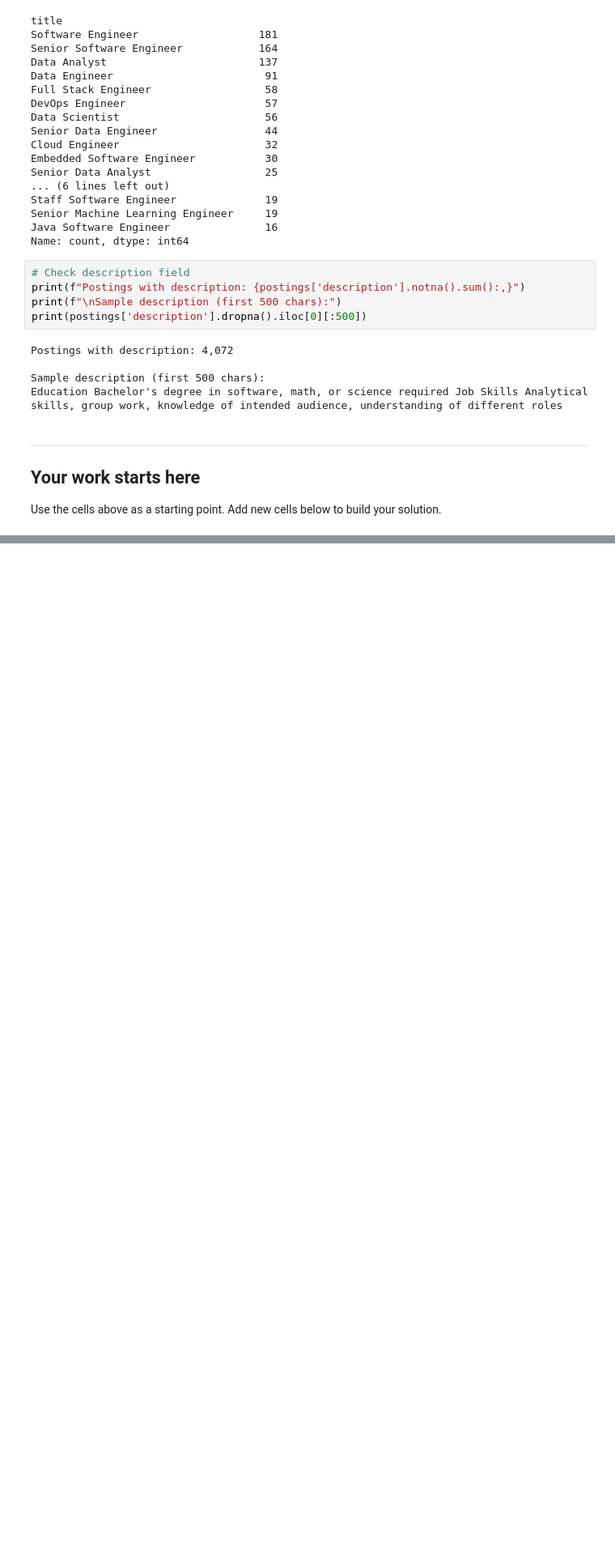
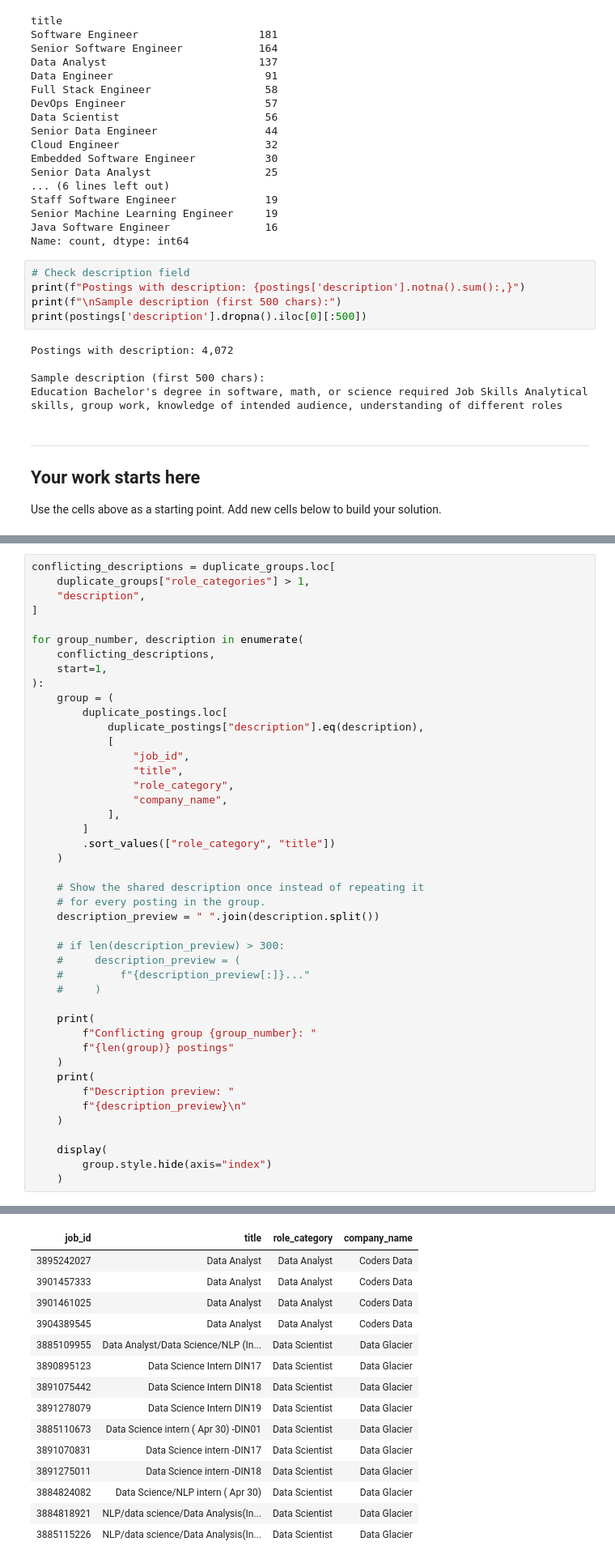
Before and after one commit to Tyainss/job-posting-nlp, a Jupyter notebook: job_posting_nlp_take_home_task.ipynb, the cells around one changed output, grey strips where cells are left out. Shown at 81% size. Saved outputs shown, nothing was run; the diff lists cells and outputs as text; blank space fills up the shorter version.

```diff
--- a/job_posting_nlp_take_home_task.ipynb
+++ b/job_posting_nlp_take_home_task.ipynb
@@ -250,0 +1072,45 @@ Use the cells above as a starting point. Add new cells below to build your solut
+# %%
+conflicting_descriptions = duplicate_groups.loc[
+    duplicate_groups["role_categories"] > 1,
+    "description",
+]
+
+for group_number, description in enumerate(
+    conflicting_descriptions,
+    start=1,
+):
+    group = (
+        duplicate_postings.loc[
+            duplicate_postings["description"].eq(description),
+            [
+                "job_id",
+                "title",
+                "role_category",
+                "company_name",
+            ],
+        ]
+        .sort_values(["role_category", "title"])
+    )
+
+    # Show the shared description once instead of repeating it
+    # for every posting in the group.
+    description_preview = " ".join(description.split())
+
+    # if len(description_preview) > 300:
+    #     description_preview = (
+    #         f"{description_preview[:]}..."
+    #     )
+
+    print(
+        f"Conflicting group {group_number}: "
+        f"{len(group)} postings"
+    )
+    print(
+        f"Description preview: "
+        f"{description_preview}\n"
+    )
+
+    display(
+        group.style.hide(axis="index")
+    )
+# %% [output]
@@ -250,0 +1119,15 @@ Use the cells above as a starting point. Add new cells below to build your solut
+| job_id | title | role_category | company_name |
+| 3895242027 | Data Analyst | Data Analyst | Coders Data |
+| 3901457333 | Data Analyst | Data Analyst | Coders Data |
+| 3901461025 | Data Analyst | Data Analyst | Coders Data |
+| 3904389545 | Data Analyst | Data Analyst | Coders Data |
+| 3885109955 | Data Analyst/Data Science/NLP (In... | Data Scientist | Data Glacier |
+| 3890895123 | Data Science Intern DIN17 | Data Scientist | Data Glacier |
+| 3891075442 | Data Science Intern DIN18 | Data Scientist | Data Glacier |
+| 3891278079 | Data Science Intern DIN19 | Data Scientist | Data Glacier |
+| 3885110673 | Data Science intern ( Apr 30) -DIN01 | Data Scientist | Data Glacier |
+| 3891070831 | Data Science intern -DIN17 | Data Scientist | Data Glacier |
+| 3891275011 | Data Science intern -DIN18 | Data Scientist | Data Glacier |
+| 3884824082 | Data Science/NLP intern ( Apr 30) | Data Scientist | Data Glacier |
+| 3884818921 | NLP/data science/Data Analysis(In... | Data Scientist | Data Glacier |
+| 3885115226 | NLP/data science/Data Analysis(In... | Data Scientist | Data Glacier |
```
Also changed, not shown: parts of 35 cells of this notebook.
